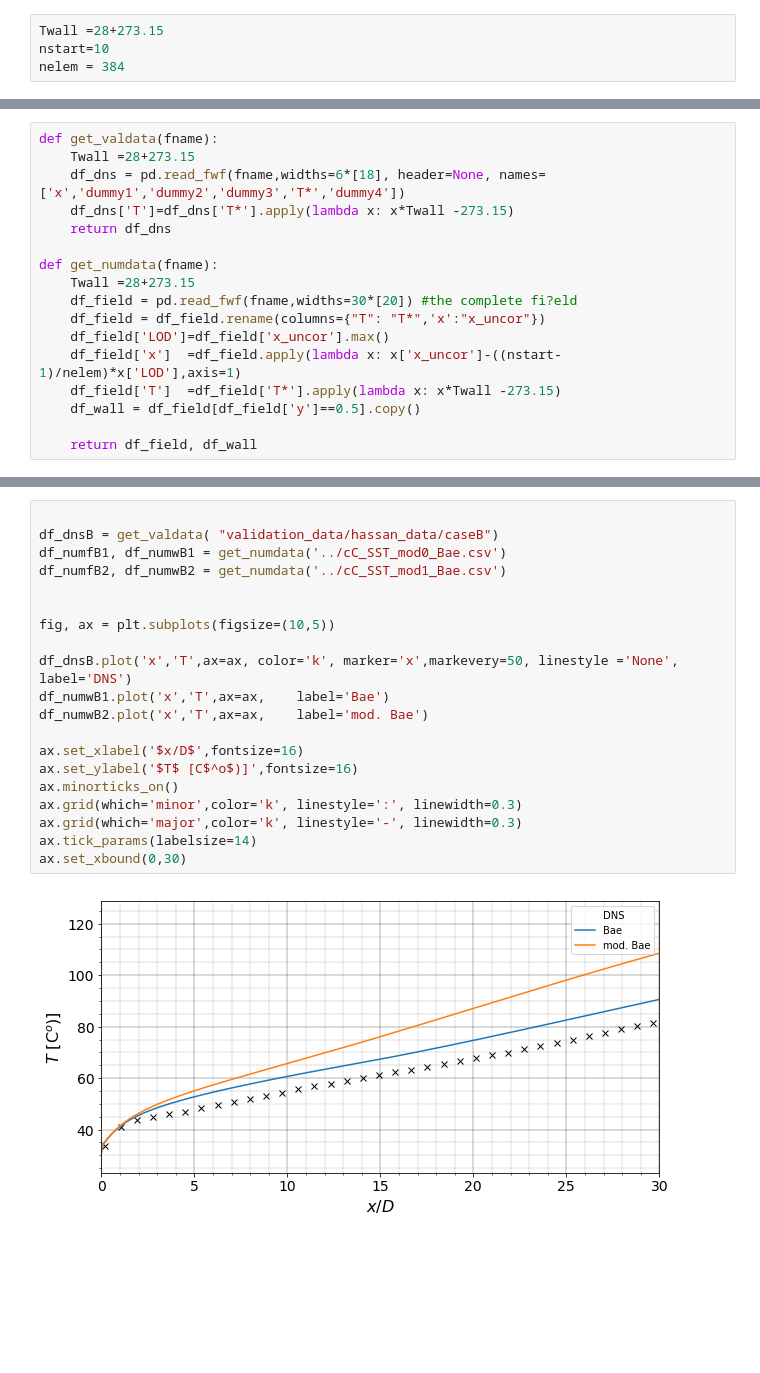
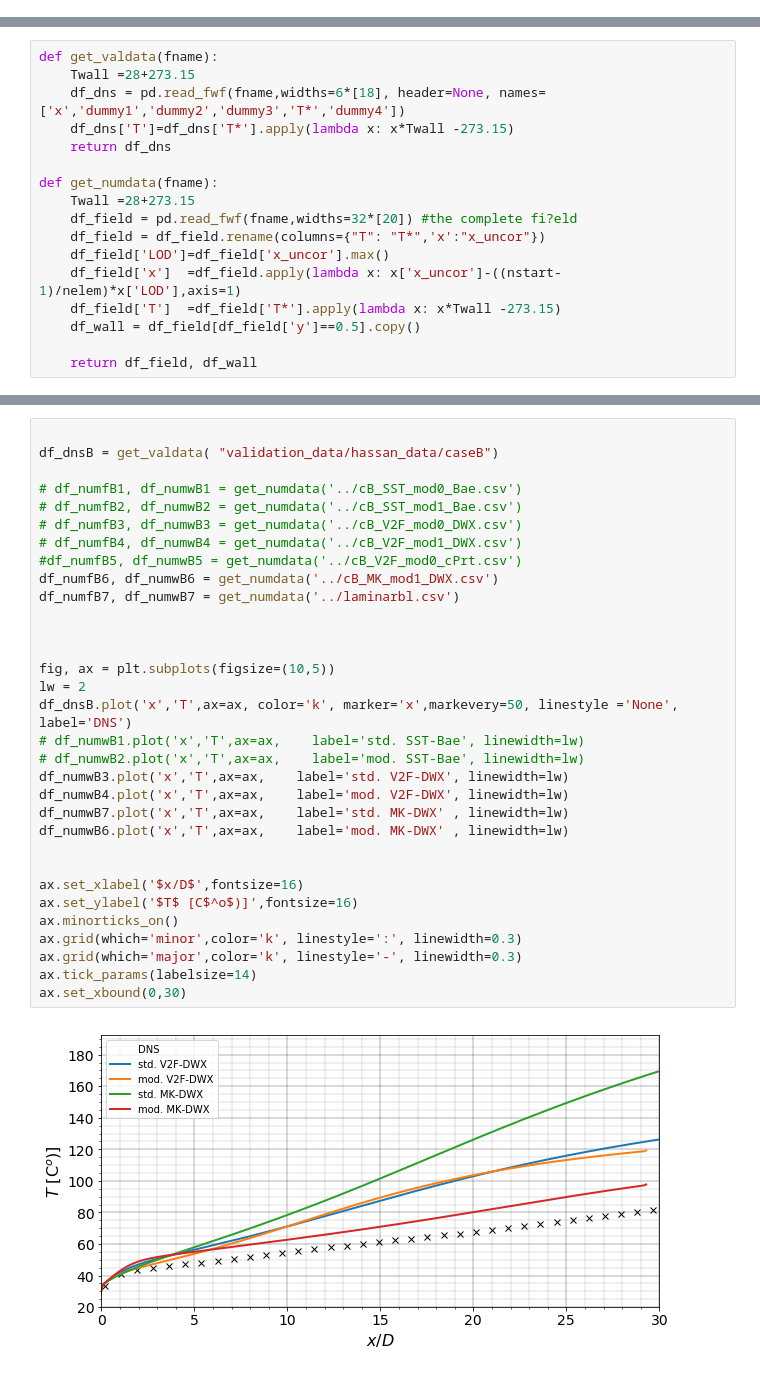
Before and after one commit to Fluid-Dynamics-Of-Energy-Systems-Team/RANS_pipe, a Jupyter notebook: notebooks/hassan_cases.ipynb, the cells around one changed output, grey strips where cells are left out. Saved outputs shown, nothing was run; the diff lists cells and outputs as text; blank space fills up the shorter version.

```diff
--- a/notebooks/hassan_cases.ipynb
+++ b/notebooks/hassan_cases.ipynb
@@ -5,5 +8 @@ import numpy as np
 %matplotlib inline
-# %%
-Twall =28+273.15
-nstart=10
-nelem = 384
@@ -16,7 +24,7 @@ def get_valdata(fname):
 
 def get_numdata(fname):
     Twall =28+273.15
-    df_field = pd.read_fwf(fname,widths=30*[20]) #the complete fi?eld
+    df_field = pd.read_fwf(fname,widths=32*[20]) #the complete fi?eld
     df_field = df_field.rename(columns={"T": "T*",'x':"x_uncor"})
     df_field['LOD']=df_field['x_uncor'].max()
     df_field['x']  =df_field.apply(lambda x: x['x_uncor']-((nstart-1)/nelem)*x['LOD'],axis=1)
@@ -27,22 +73,34 @@ def get_numdata(fname):
 # %%
 
 df_dnsB = get_valdata( "validation_data/hassan_data/caseB")
-df_numfB1, df_numwB1 = get_numdata('../cC_SST_mod0_Bae.csv')
-df_numfB2, df_numwB2 = get_numdata('../cC_SST_mod1_Bae.csv')
+
+# df_numfB1, df_numwB1 = get_numdata('../cB_SST_mod0_Bae.csv')
+# df_numfB2, df_numwB2 = get_numdata('../cB_SST_mod1_Bae.csv')
+# df_numfB3, df_numwB3 = get_numdata('../cB_V2F_mod0_DWX.csv')
+# df_numfB4, df_numwB4 = get_numdata('../cB_V2F_mod1_DWX.csv')
+#df_numfB5, df_numwB5 = get_numdata('../cB_V2F_mod0_cPrt.csv')
+df_numfB6, df_numwB6 = get_numdata('../cB_MK_mod1_DWX.csv')
+df_numfB7, df_numwB7 = get_numdata('../laminarbl.csv')
+
 
 
 fig, ax = plt.subplots(figsize=(10,5))
+lw = 2
+df_dnsB.plot('x','T',ax=ax, color='k', marker='x',markevery=50, linestyle ='None', label='DNS')
+# df_numwB1.plot('x','T',ax=ax,    label='std. SST-Bae', linewidth=lw)
+# df_numwB2.plot('x','T',ax=ax,    label='mod. SST-Bae', linewidth=lw)
+df_numwB3.plot('x','T',ax=ax,    label='std. V2F-DWX', linewidth=lw)
+df_numwB4.plot('x','T',ax=ax,    label='mod. V2F-DWX', linewidth=lw)
+df_numwB7.plot('x','T',ax=ax,    label='std. MK-DWX' , linewidth=lw)
+df_numwB6.plot('x','T',ax=ax,    label='mod. MK-DWX' , linewidth=lw)
 
-df_dnsB.plot('x','T',ax=ax, color='k', marker='x',markevery=50, linestyle ='None', label='DNS')
-df_numwB1.plot('x','T',ax=ax,    label='Bae')
-df_numwB2.plot('x','T',ax=ax,    label='mod. Bae')
 
 ax.set_xlabel('$x/D$',fontsize=16)
 ax.set_ylabel('$T$ [C$^o$)]',fontsize=16)
 ax.minorticks_on()
 ax.grid(which='minor',color='k', linestyle=':', linewidth=0.3)
 ax.grid(which='major',color='k', linestyle='-', linewidth=0.3)
 ax.tick_params(labelsize=14)
 ax.set_xbound(0,30)
 # %% [output]
-[figure, old version]
+[figure, new version]
```
Also changed, not shown: parts of 14 cells of this notebook, 59 other files.
